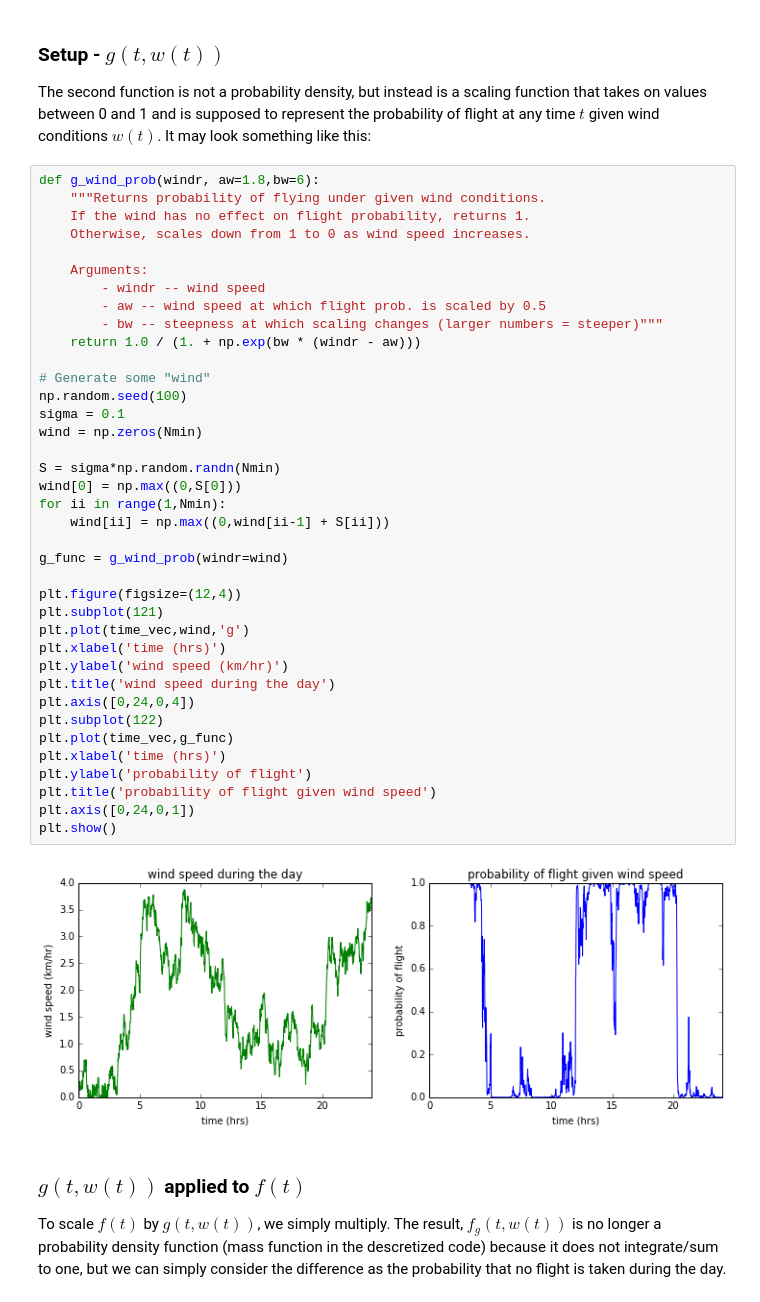
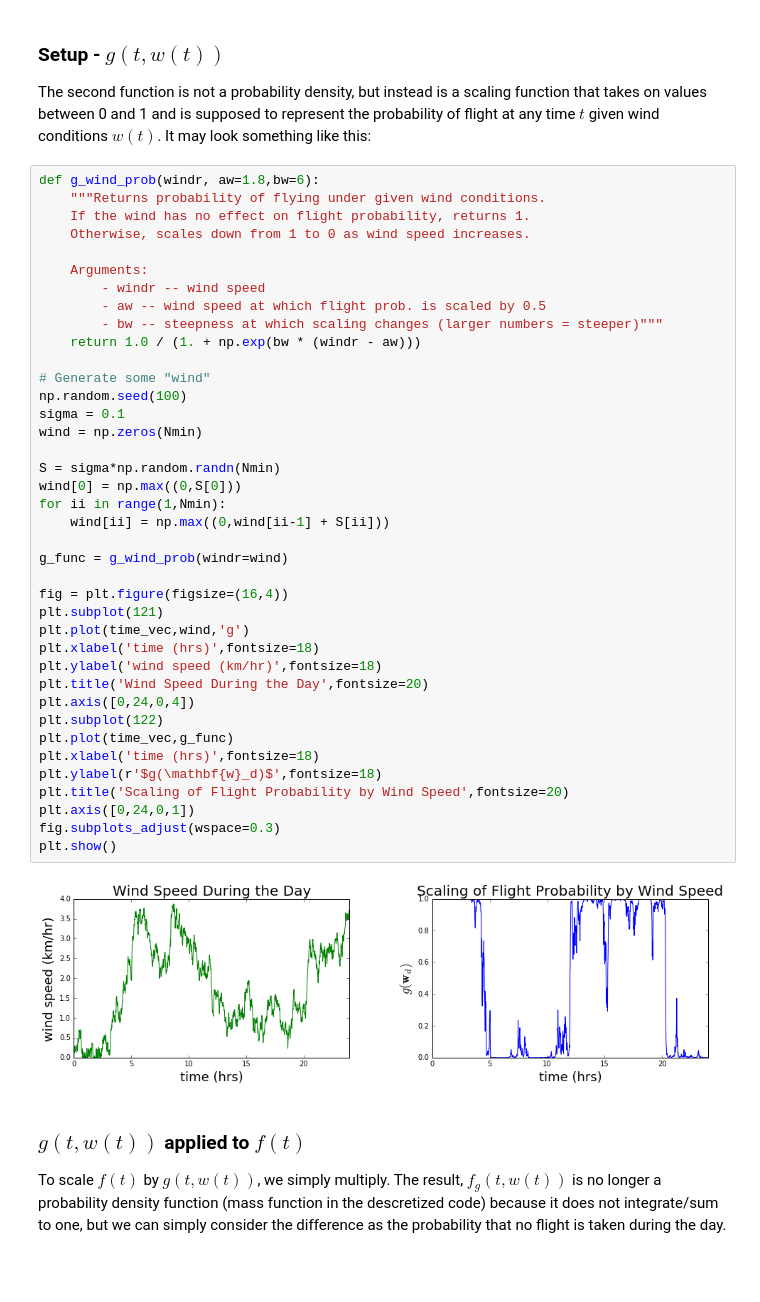
Before and after one commit to mountaindust/Parasitoids, a Jupyter notebook: analytic/docs/Flight_probability_functions.ipynb, the cells around one changed output. Saved outputs shown, nothing was run; the diff lists cells and outputs as text; blank space fills up the shorter version.

```diff
--- a/analytic/docs/Flight_probability_functions.ipynb
+++ b/analytic/docs/Flight_probability_functions.ipynb
@@ -62,41 +62,42 @@ def g_wind_prob(windr, aw=1.8,bw=6):
     """Returns probability of flying under given wind conditions.
     If the wind has no effect on flight probability, returns 1.
     Otherwise, scales down from 1 to 0 as wind speed increases.
 
     Arguments:
         - windr -- wind speed
         - aw -- wind speed at which flight prob. is scaled by 0.5
         - bw -- steepness at which scaling changes (larger numbers = steeper)"""
     return 1.0 / (1. + np.exp(bw * (windr - aw)))
 
 # Generate some "wind"
 np.random.seed(100)
 sigma = 0.1
 wind = np.zeros(Nmin)
 
 S = sigma*np.random.randn(Nmin)
 wind[0] = np.max((0,S[0]))
 for ii in range(1,Nmin):
     wind[ii] = np.max((0,wind[ii-1] + S[ii]))
 
 g_func = g_wind_prob(windr=wind)
 
-plt.figure(figsize=(12,4))
+fig = plt.figure(figsize=(16,4))
 plt.subplot(121)
 plt.plot(time_vec,wind,'g')
-plt.xlabel('time (hrs)')
-plt.ylabel('wind speed (km/hr)')
-plt.title('wind speed during the day')
+plt.xlabel('time (hrs)',fontsize=18)
+plt.ylabel('wind speed (km/hr)',fontsize=18)
+plt.title('Wind Speed During the Day',fontsize=20)
 plt.axis([0,24,0,4])
 plt.subplot(122)
 plt.plot(time_vec,g_func)
-plt.xlabel('time (hrs)')
-plt.ylabel('probability of flight')
-plt.title('probability of flight given wind speed')
+plt.xlabel('time (hrs)',fontsize=18)
+plt.ylabel(r'$g(\mathbf{w}_d)$',fontsize=18)
+plt.title('Scaling of Flight Probability by Wind Speed',fontsize=20)
 plt.axis([0,24,0,1])
+fig.subplots_adjust(wspace=0.3)
 plt.show()
 # %% [output]
-[figure, old version]
+[figure, new version]
 # %% [markdown]
 ### $g(t,w(t))$ applied to $f(t)$
 
```
Also changed, not shown: parts of 3 cells of this notebook, 1 other file.
